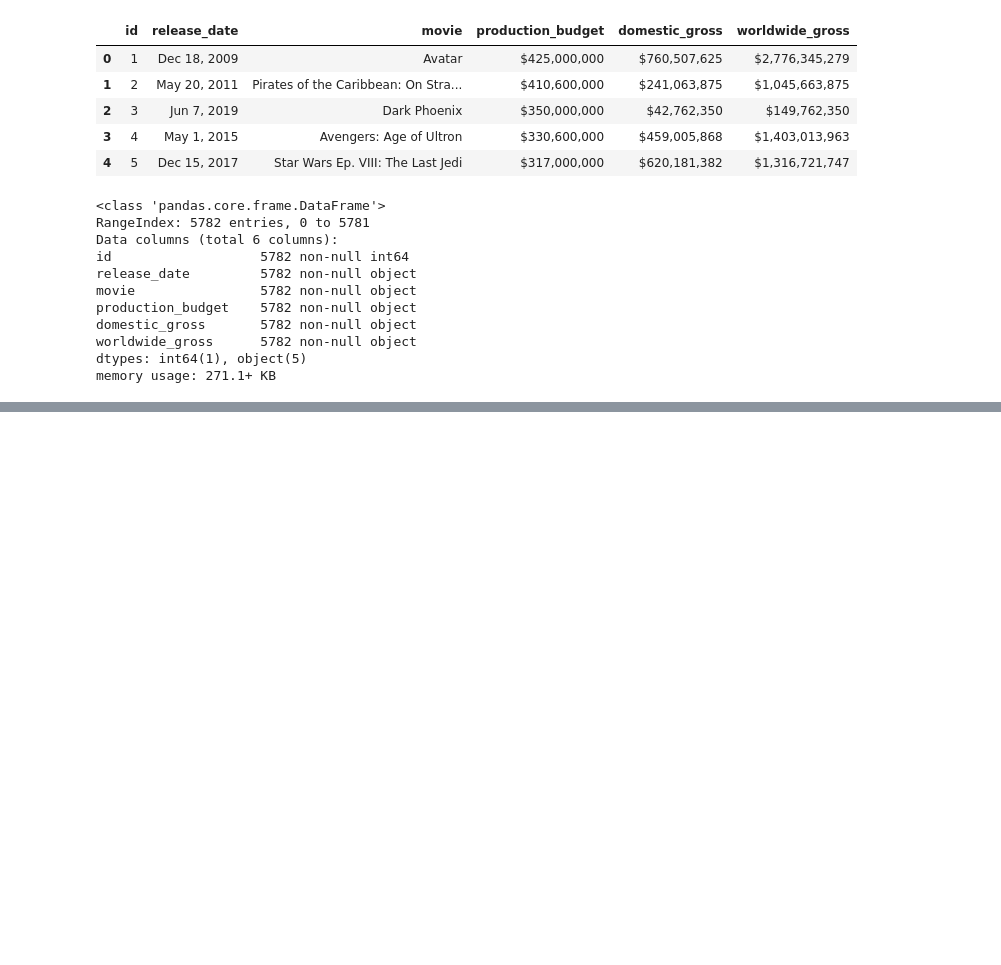
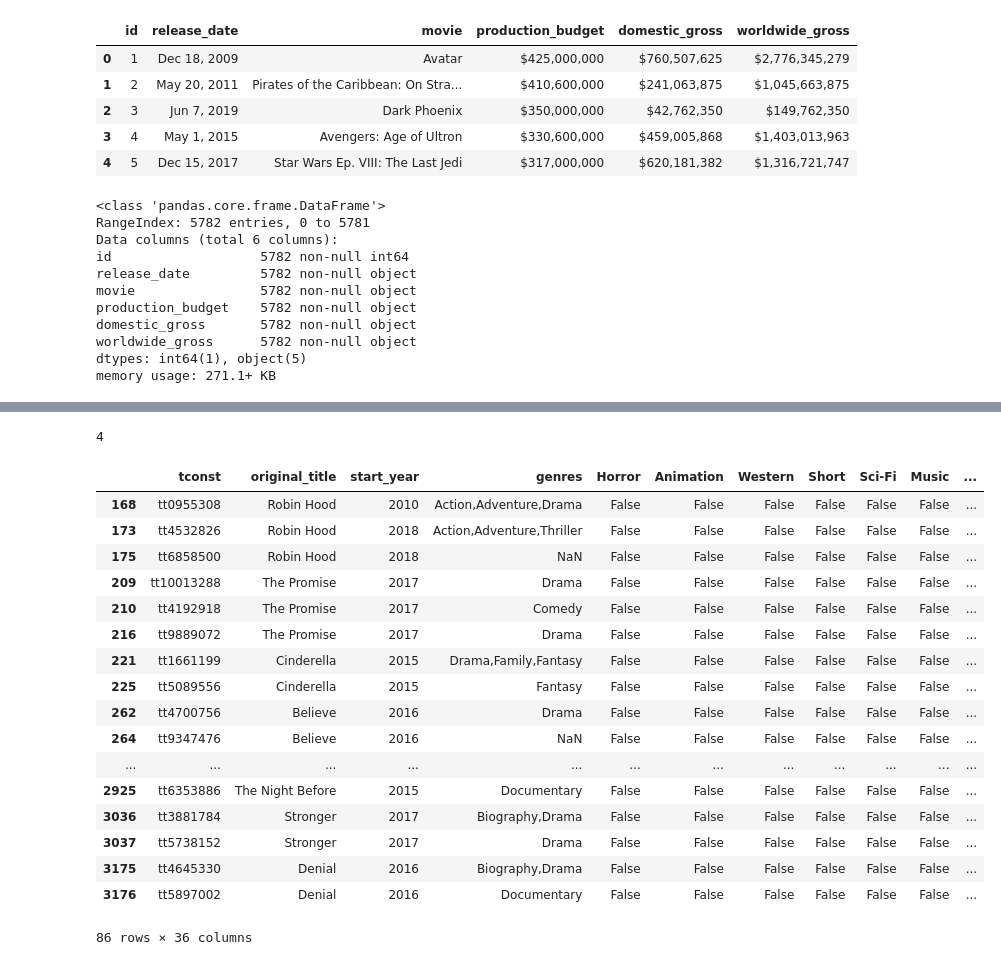
Before and after one commit to YM88/mod1p-ym-ak, a Jupyter notebook: technical_eda.ipynb, the cells around one changed output, grey strips where cells are left out. Cells and saved outputs as stored; diff of their text form; code cells hidden in the pictures; blank space fills up the shorter version.

```diff
--- a/technical_eda.ipynb
+++ b/technical_eda.ipynb
@@ -435,0 +603,29 @@ memory usage: 271.1+ KB
+# %%
+genre_financial_df.genres.isna().sum() #finding the none values
+# %% [output]
+4
+# %%
+genre_financial_df.dropna(subset = ['genres'], inplace = True)
+# %%
+genre_financial_df = genre_financial_df.loc[(genre_financial_df.worldwide_gross != 0)]
+# %%
+genre_financial_df[genre_financial_df.duplicated(subset = 'original_title', keep = False)]
+# %% [output]
+|  | tconst | original_title | start_year | genres | Horror | Animation | Western | Short | Sci-Fi | Music | ... |
+| 168 | tt0955308 | Robin Hood | 2010 | Action,Adventure,Drama | False | False | False | False | False | False | ... |
+| 173 | tt4532826 | Robin Hood | 2018 | Action,Adventure,Thriller | False | False | False | False | False | False | ... |
+| 175 | tt6858500 | Robin Hood | 2018 | NaN | False | False | False | False | False | False | ... |
+| 209 | tt10013288 | The Promise | 2017 | Drama | False | False | False | False | False | False | ... |
+| 210 | tt4192918 | The Promise | 2017 | Comedy | False | False | False | False | False | False | ... |
+| 216 | tt9889072 | The Promise | 2017 | Drama | False | False | False | False | False | False | ... |
+| 221 | tt1661199 | Cinderella | 2015 | Drama,Family,Fantasy | False | False | False | False | False | False | ... |
+| 225 | tt5089556 | Cinderella | 2015 | Fantasy | False | False | False | False | False | False | ... |
+| 262 | tt4700756 | Believe | 2016 | Drama | False | False | False | False | False | False | ... |
+| 264 | tt9347476 | Believe | 2016 | NaN | False | False | False | False | False | False | ... |
+| ... | ... | ... | ... | ... | ... | ... | ... | ... | ... | ... | ... |
+| 2925 | tt6353886 | The Night Before | 2015 | Documentary | False | False | False | False | False | False | ... |
+| 3036 | tt3881784 | Stronger | 2017 | Biography,Drama | False | False | False | False | False | False | ... |
+| 3037 | tt5738152 | Stronger | 2017 | Drama | False | False | False | False | False | False | ... |
+| 3175 | tt4645330 | Denial | 2016 | Biography,Drama | False | False | False | False | False | False | ... |
+| 3176 | tt5897002 | Denial | 2016 | Documentary | False | False | False | False | False | False | ... |
+86 rows × 36 columns
```
Also changed, not shown: parts of 17 cells of this notebook, 1 other file.
